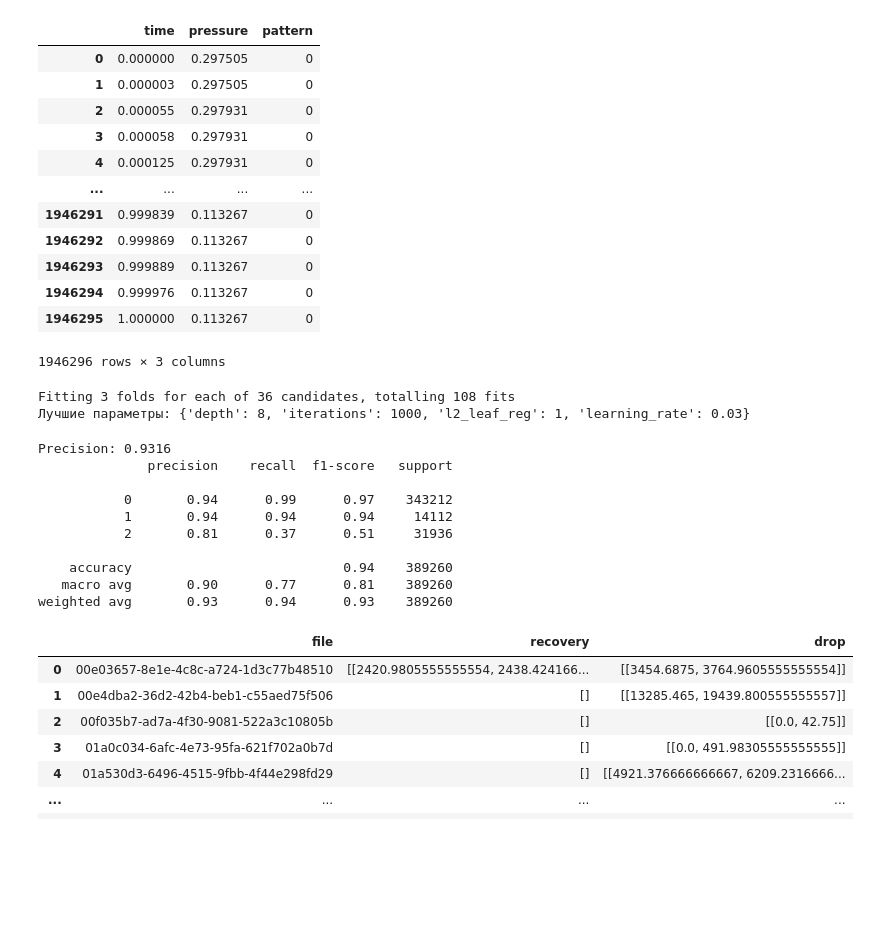
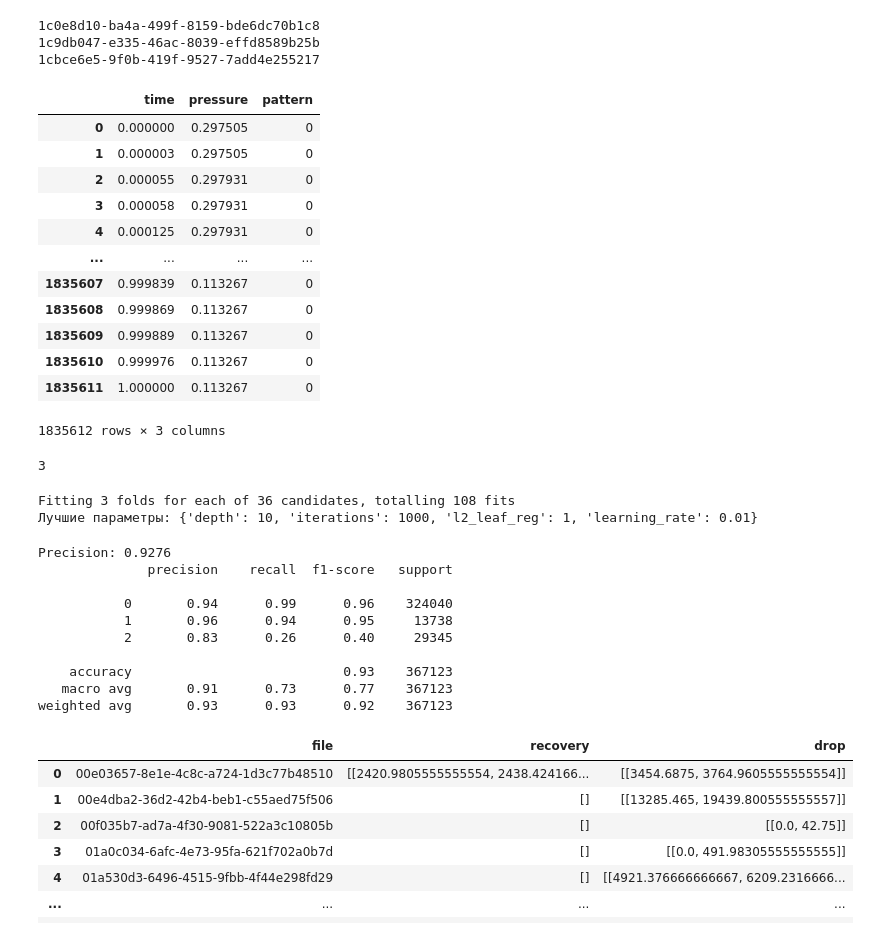
Before and after one commit to F1ameX/2025_Siam-ML-Hack, a Jupyter notebook: notebooks/feature_engineering.ipynb, the cells around one changed output. Cells and saved outputs as stored; diff of their text form; code cells hidden in the pictures; blank space fills up the shorter version.

```diff
--- a/notebooks/feature_engineering.ipynb
+++ b/notebooks/feature_engineering.ipynb
@@ -13,7 +13,7 @@ test_dfs = []
 test_scalers = []
 
 def add_feature(row):
-    base_path = "/src/raw_data"
+    base_path = "src/raw_data"
 
     file_name = row.iloc[0]
     recovery_range = ast.literal_eval(row.iloc[1])
@@ -41,43 +41,48 @@ def add_feature(row):
     for start, end in drop_range:
         norm_start, norm_end = scaler.transform([[start, df['pressure'].min()]])[0][0], scaler.transform([[end, df['pressure'].min()]])[0][0]
         df.loc[(df['time'] >= norm_start) & (df['time'] <= norm_end), 'pattern'] = 2
 
     #count_nonzero = (df["pattern"] != 0).sum()
     #print(f"Количество строк с ненулевым значением: {count_nonzero}")
     #print(df)
     return df, scaler
 
 
-ground_truth = pd.read_csv('/src/raw_data/ground_truth.csv')
+ground_truth = pd.read_csv('src/raw_data/ground_truth.csv')
 result_df, scaler = add_feature(ground_truth.iloc[0])
 for i in range(1, ground_truth.shape[0]):
     row = ground_truth.iloc[i]
-    if (os.path.exists("/src/raw_data/test/" + row.iloc[0])):
+    if (os.path.exists("src/raw_data/test/" + row.iloc[0])):
         print(row.iloc[0])
         test_df, test_scaler = add_feature(row)
         test_dfs.append(test_df)
         test_scalers.append(test_scaler)
     else:
         changed_df, scaler = add_feature(row)
         result_df = pd.concat([result_df, changed_df], ignore_index=True)
 
 result_df
 # %% [output]
+1c0e8d10-ba4a-499f-8159-bde6dc70b1c8
+1c9db047-e335-46ac-8039-effd8589b25b
+1cbce6e5-9f0b-419f-9527-7add4e255217
 |  | time | pressure | pattern |
 | 0 | 0.000000 | 0.297505 | 0 |
 | 1 | 0.000003 | 0.297505 | 0 |
 | 2 | 0.000055 | 0.297931 | 0 |
 | 3 | 0.000058 | 0.297931 | 0 |
 | 4 | 0.000125 | 0.297931 | 0 |
 | ... | ... | ... | ... |
-| 1946291 | 0.999839 | 0.113267 | 0 |
-| 1946292 | 0.999869 | 0.113267 | 0 |
-| 1946293 | 0.999889 | 0.113267 | 0 |
-| 1946294 | 0.999976 | 0.113267 | 0 |
-| 1946295 | 1.000000 | 0.113267 | 0 |
+| 1835607 | 0.999839 | 0.113267 | 0 |
+| 1835608 | 0.999869 | 0.113267 | 0 |
+| 1835609 | 0.999889 | 0.113267 | 0 |
+| 1835610 | 0.999976 | 0.113267 | 0 |
+| 1835611 | 1.000000 | 0.113267 | 0 |
-1946296 rows × 3 columns
+1835612 rows × 3 columns
 # %%
 len(test_dfs)
+# %% [output]
+3
 # %%
 from sklearn.model_selection import train_test_split, StratifiedKFold, GridSearchCV
 
@@ -118,16 +123,16 @@ grid_search.fit(X_train, y_train)
 print("Лучшие параметры:", grid_search.best_params_)
 # %% [output]
 Fitting 3 folds for each of 36 candidates, totalling 108 fits
-Лучшие параметры: {'depth': 8, 'iterations': 1000, 'l2_leaf_reg': 1, 'learning_rate': 0.03}
+Лучшие параметры: {'depth': 10, 'iterations': 1000, 'l2_leaf_reg': 1, 'learning_rate': 0.01}
 # %%
-
+# old params - 1000, 0.03, 1, 8
 
 # best_params = grid_search.best_params_
 final_model = CatBoostClassifier(
     iterations=1000,
-    learning_rate=0.03,
+    learning_rate=0.01,
     l2_leaf_reg=1,
-    depth=8,
+    depth=10,
     loss_function='MultiClass',
     eval_metric='TotalF1',
     random_seed=52,
@@ -152,16 +157,16 @@ precision = precision_score(y_test, y_pred, average='weighted', zero_division=0)
 print(f"Precision: {precision:.4f}")
 print(classification_report(y_test, y_pred))
 # %% [output]
-Precision: 0.9316
+Precision: 0.9276
               precision    recall  f1-score   support
 
-           0       0.94      0.99      0.97    343212
-           1       0.94      0.94      0.94     14112
-           2       0.81      0.37      0.51     31936
+           0       0.94      0.99      0.96    324040
+           1       0.96      0.94      0.95     13738
+           2       0.83      0.26      0.40     29345
 
-    accuracy                           0.94    389260
-   macro avg       0.90      0.77      0.81    389260
-weighted avg       0.93      0.94      0.93    389260
+    accuracy                           0.93    367123
+   macro avg       0.91      0.73      0.77    367123
+weighted avg       0.93      0.93      0.92    367123
 # %%
 ground_truth
 # %% [output]
```
